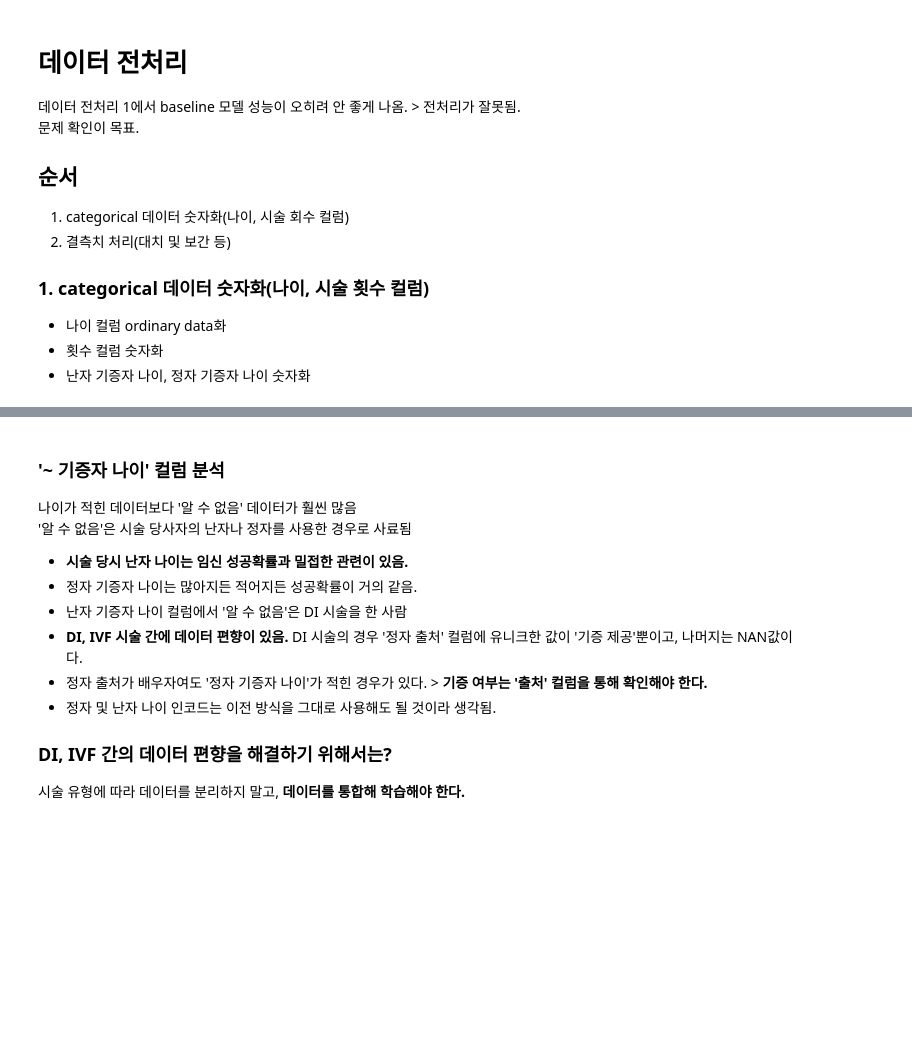
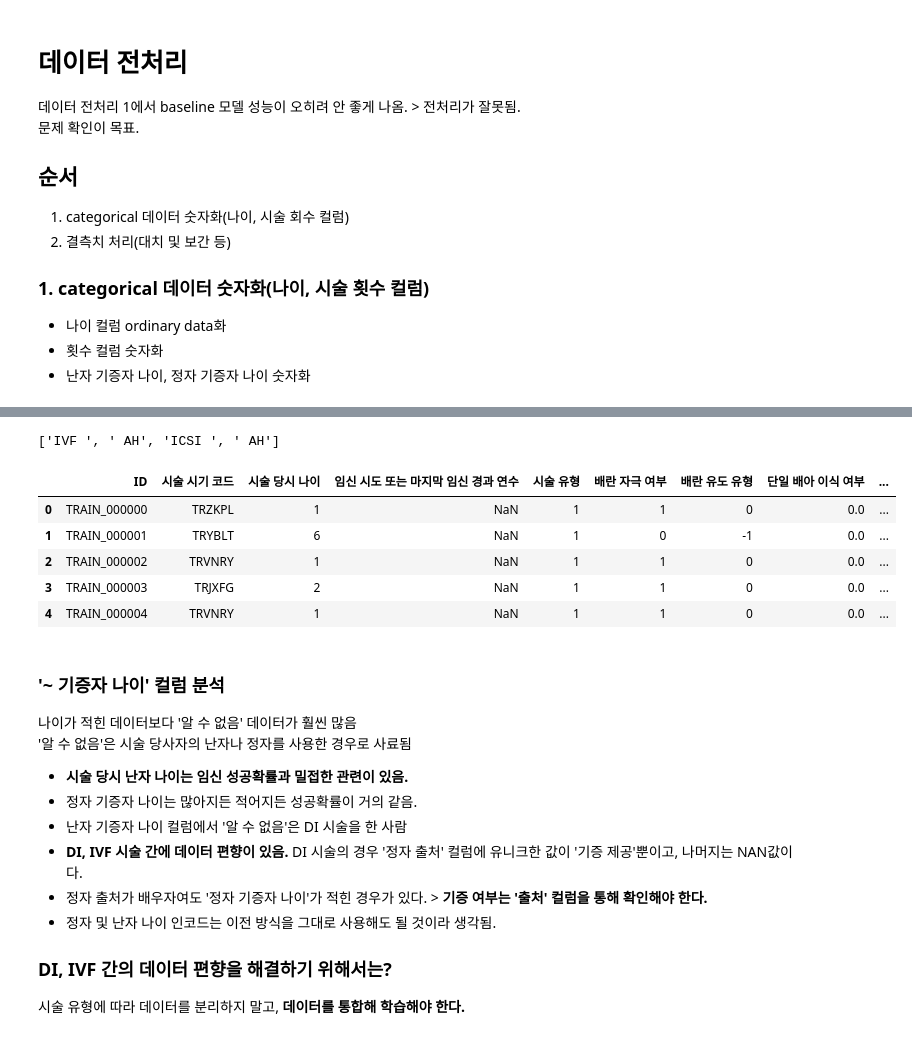
Before and after one commit to geabal/LGAimers-06-2, a Jupyter notebook: src/Data Pre-processing2.ipynb, the cells around one changed output, grey strips where cells are left out. Saved outputs shown, nothing was run; the diff lists cells and outputs as text; code cells hidden in the pictures; blank space fills up the shorter version.

```diff
--- a/src/Data Pre-processing2.ipynb
+++ b/src/Data Pre-processing2.ipynb
@@ -38,6 +47,8 @@ def tonum(df):
     ageCol = cols.index('시술 당시 나이')
     countColStart =cols.index('총 시술 횟수')
     countColEnd =cols.index('DI 출산 횟수')
+    indTypeCol = cols.index('배란 유도 유형')
+    typeCol = cols.index('시술 유형')
 
     for i in range(len(rows)):
         #시술 당시 나이 데이터 숫자화
@@ -62,6 +73,21 @@ def tonum(df):
         for j in range(countColStart, countColEnd+1):
             rows[i][j] = int(rows[i][j][0])
 
+        if rows[i][indTypeCol] == '알 수 없음':
+            rows[i][indTypeCol] = -1
+        elif rows[i][indTypeCol] == '기록되지 않은 시행':
+            rows[i][indTypeCol] = 0
+        elif rows[i][indTypeCol] == '생식선 자극 호르몬':
+            rows[i][indTypeCol] = 1
+        elif rows[i][indTypeCol] == '세트로타이드 (억제제)':
+            rows[i][indTypeCol] = 2
+
+        #시술 유형 숫자화
+        if rows[i][typeCol] == 'DI':
+            rows[i][typeCol] = 0
+        elif rows[i][typeCol] == 'IVF':
+            rows[i][typeCol] = 1
+
     res = pd.DataFrame(columns = cols, data = rows)
 
     return res
@@ -69,0 +132,8 @@ df1 = tonum(df)
+# %%
+import re
+s = "IVF / AH:ICSI / AH"
+tmp = re.split(r'[:/]',s)
+tmp = [x for x in tmp if x != '']
+print(tmp)
+# %% [output]
+['IVF ', ' AH', 'ICSI ', ' AH']
@@ -70,3 +203,13 @@ df1 = tonum(df)
+# %%
+df2 = onehot(df1)
+df2.head()
+# %% [output]
+|  | ID | 시술 시기 코드 | 시술 당시 나이 | 임신 시도 또는 마지막 임신 경과 연수 | 시술 유형 | 배란 자극 여부 | 배란 유도 유형 | 단일 배아 이식 여부 | ... |
+| 0 | TRAIN_000000 | TRZKPL | 1 | NaN | 1 | 1 | 0 | 0.0 | ... |
+| 1 | TRAIN_000001 | TRYBLT | 6 | NaN | 1 | 0 | -1 | 0.0 | ... |
+| 2 | TRAIN_000002 | TRVNRY | 1 | NaN | 1 | 1 | 0 | 0.0 | ... |
+| 3 | TRAIN_000003 | TRJXFG | 2 | NaN | 1 | 1 | 0 | 0.0 | ... |
+| 4 | TRAIN_000004 | TRVNRY | 1 | NaN | 1 | 1 | 0 | 0.0 | ... |
 # %% [markdown]
 ### '~ 기증자 나이' 컬럼 분석
 
```
Also changed, not shown: parts of 11 cells of this notebook.
